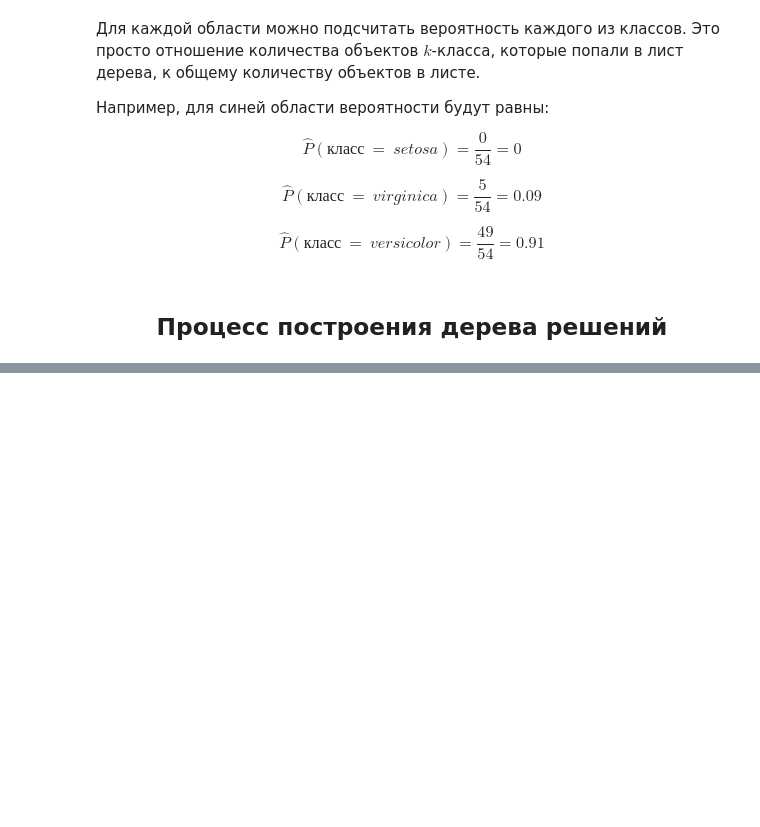
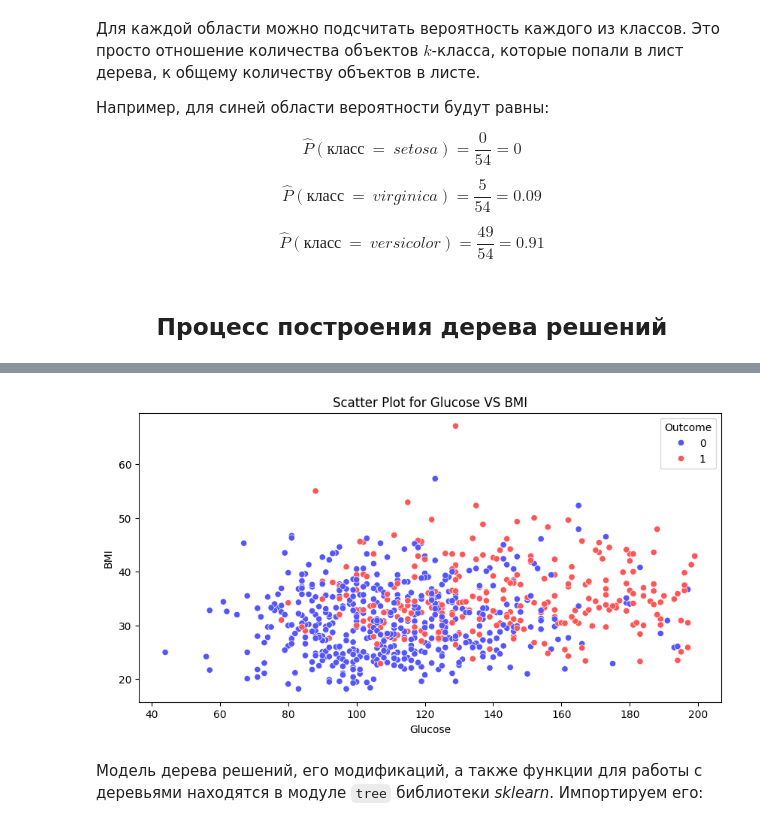
Before and after one commit to Rai1ag/Library, a Jupyter notebook: ML_3_Обучение с учителем классификация/theory.ipynb, the cells around one changed output, grey strips where cells are left out. Saved outputs shown, nothing was run; the diff lists cells and outputs as text; code cells hidden in the pictures; blank space fills up the shorter version.

```diff
--- a/ML_3_Обучение с учителем классификация/theory.ipynb
+++ b/ML_3_Обучение с учителем классификация/theory.ipynb
@@ -385,0 +456,3 @@ $$\hat{P} (класс \ = \ versicolor) = \frac{49}{54} = 0.91$$
+# %%
+diabetes_data = pd.read_csv('data/diabetes_cleaned.csv')
+diabetes_data.head()
@@ -385,0 +466,17 @@ $$\hat{P} (класс \ = \ versicolor) = \frac{49}{54} = 0.91$$
+# %%
+fig, ax = plt.subplots(figsize = (10, 5)) #фигура + координатная плоскость
+
+#Строим диаграмму рассеяния
+sns.scatterplot(
+    data=diabetes_data, #датасет
+    x='Glucose', #ось абсцисс
+    y='BMI', #ось ординат
+    hue='Outcome', #группировка
+    palette='seismic', #палитра
+    ax=ax, #координатная плоскость
+);
+
+#Задаём название графика
+ax.set_title('Scatter Plot for Glucose VS BMI');
+# %% [output]
+[figure, added]
@@ -385,0 +487,2 @@ $$\hat{P} (класс \ = \ versicolor) = \frac{49}{54} = 0.91$$
+# %% [markdown]
+Модель дерева решений, его модификаций, а также функции для работы с деревьями находятся в модуле `tree` библиотеки *sklearn*. Импортируем его:
```
Also changed, not shown: parts of 52 cells of this notebook.
